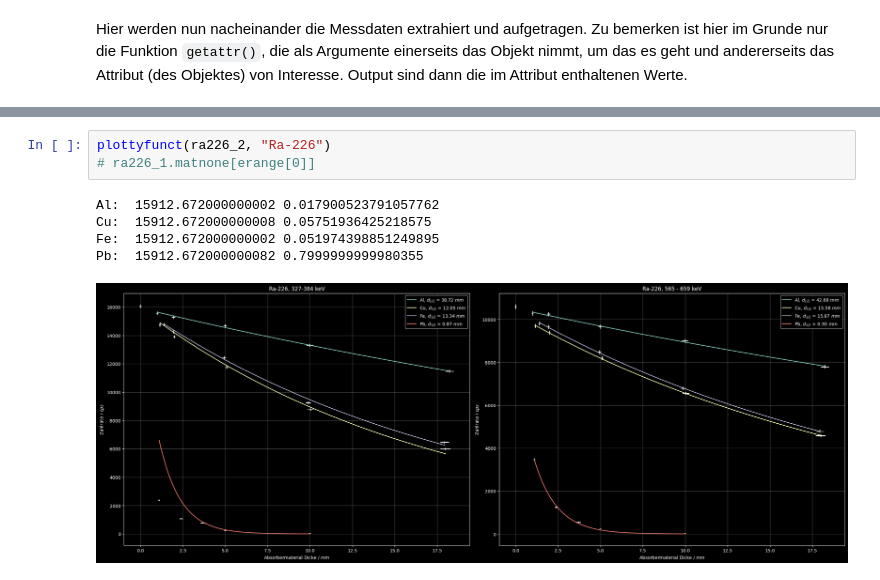
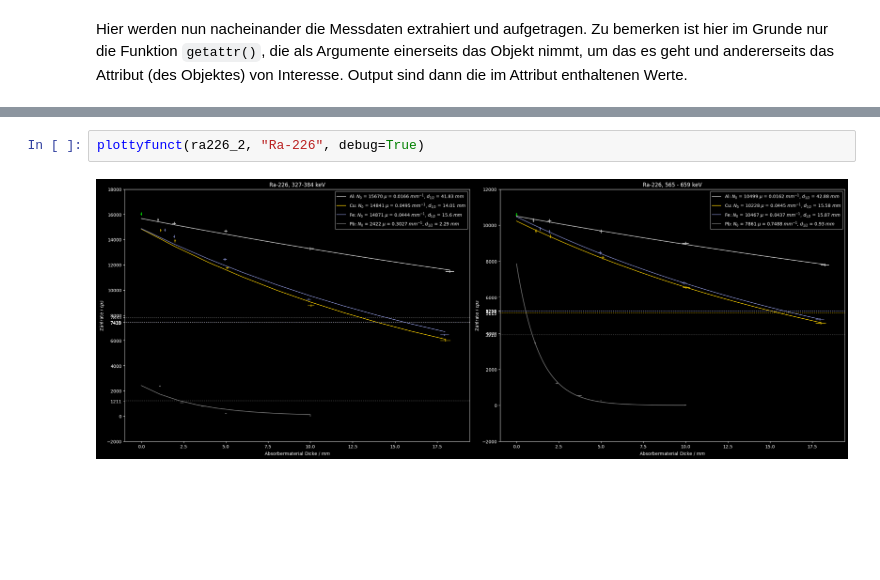
Before and after one commit to HateFindingNames/RadiationProtection_DetectorTechnology, a Jupyter notebook: V10/V10.ipynb, the cells around one changed output, grey strips where cells are left out. Cells and saved outputs as stored; diff of their text form; blank space fills up the shorter version.

```diff
--- a/V10/V10.ipynb
+++ b/V10/V10.ipynb
@@ -312,9 +241,4 @@ def plottyfunct(dataset, isotope):
 # %%
-plottyfunct(ra226_2, "Ra-226")
-# ra226_1.matnone[erange[0]]
+plottyfunct(ra226_2, "Ra-226", debug=True)
 # %% [output]
-Al:  15912.672000000002 0.017900523791057762
-Cu:  15912.672000000008 0.05751936425218575
-Fe:  15912.672000000002 0.051974398851249895
-Pb:  15912.672000000082 0.7999999999980355
-[figure, old version]
+[figure, new version]
```
Also changed, not shown: parts of 10 cells of this notebook.
